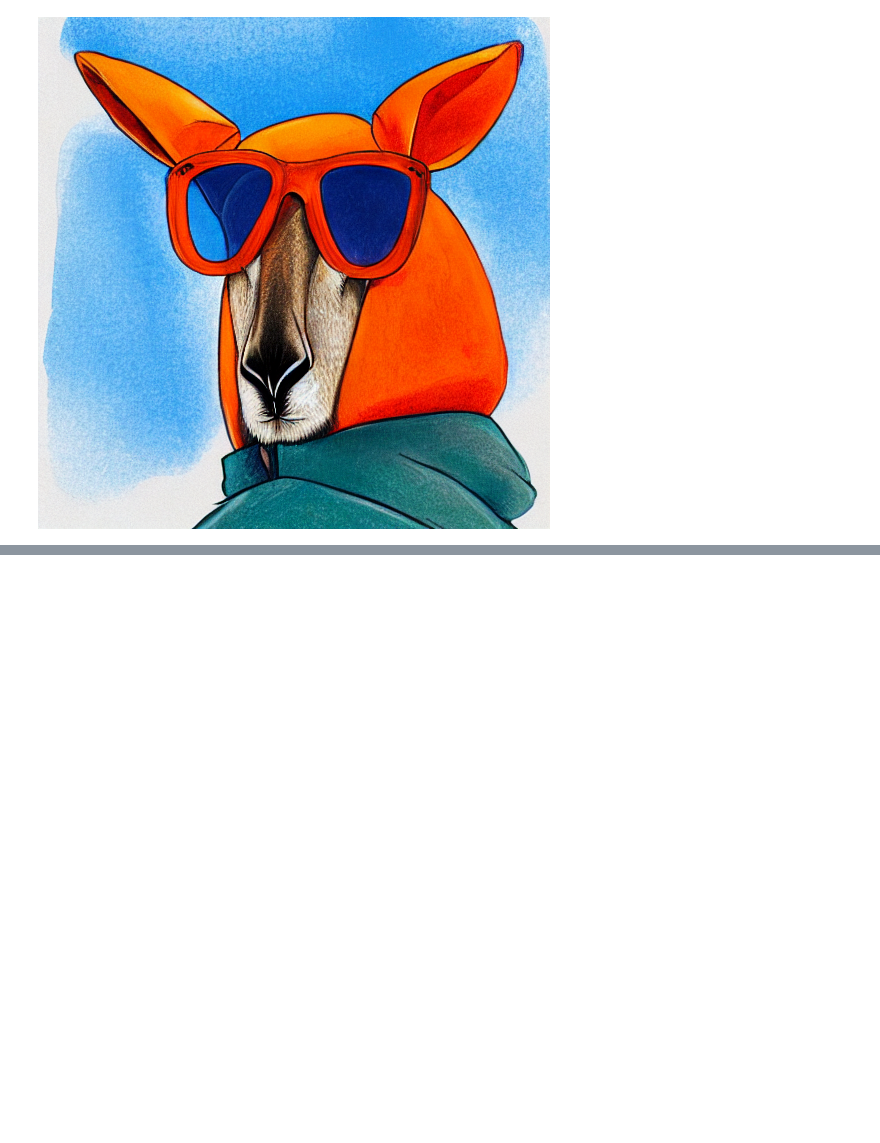
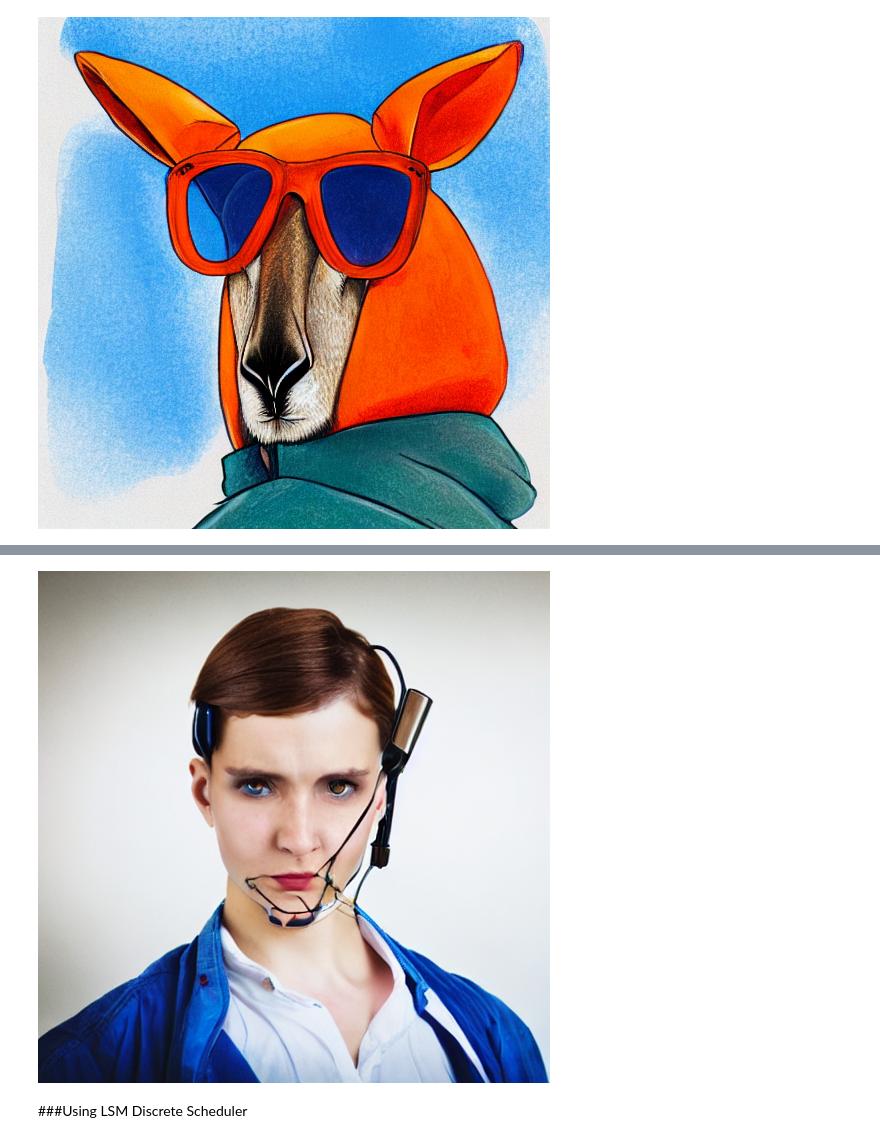
Before and after one commit to PsorTheDoctor/artificial-intelligence, a Jupyter notebook: modern_approach/text_to_image/stable_diffusion.ipynb, the cells around one changed output, grey strips where cells are left out. Cells and saved outputs as stored; diff of their text form; code cells hidden in the pictures; blank space fills up the shorter version.

```diff
--- a/modern_approach/text_to_image/stable_diffusion.ipynb
+++ b/modern_approach/text_to_image/stable_diffusion.ipynb
@@ -56,0 +45,12 @@ for i in range(nImages):
+# %%
+import torch
+from diffusers import StableDiffusionImg2ImgPipeline
+from PIL import Image
+
+model = 'CompVis/stable-diffusion-v1-4'
+device = 'cuda'
+
+pipe = StableDiffusionImg2ImgPipeline.from_pretrained(
+    model, torch_dtype=torch.float16
+)
+pipe = pipe.to(device)
@@ -56,0 +62,12 @@ for i in range(nImages):
+# %%
+prompt = 'a cyborg'
+generator = torch.Generator(device=device).manual_seed(1024)
+img = pipe(prompt=prompt, image=init_img, strength=0.75, guidance_scale=7.5,
+           generator=generator).images[0]
+
+img.save('{}.png'.format(prompt))
+img
+# %% [output]
+[figure, added]
+# %% [markdown]
+###Using LSM Discrete Scheduler
```
Also changed, not shown: parts of 10 cells of this notebook.
